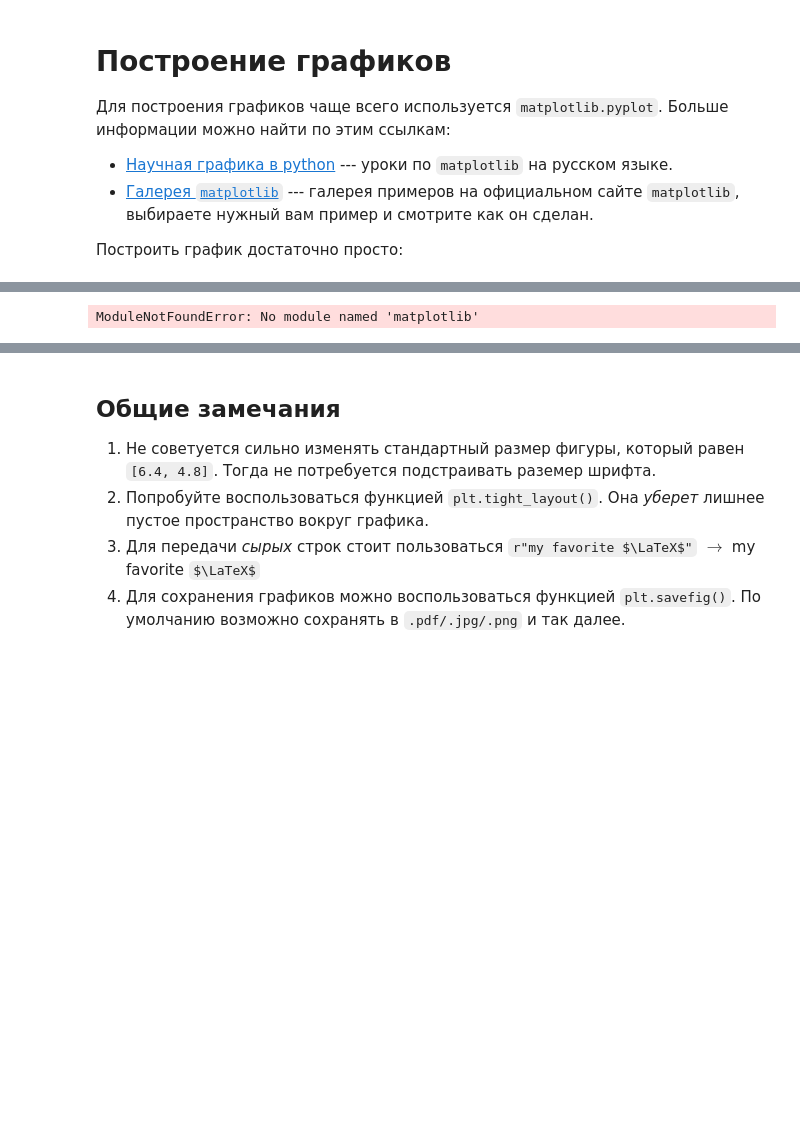
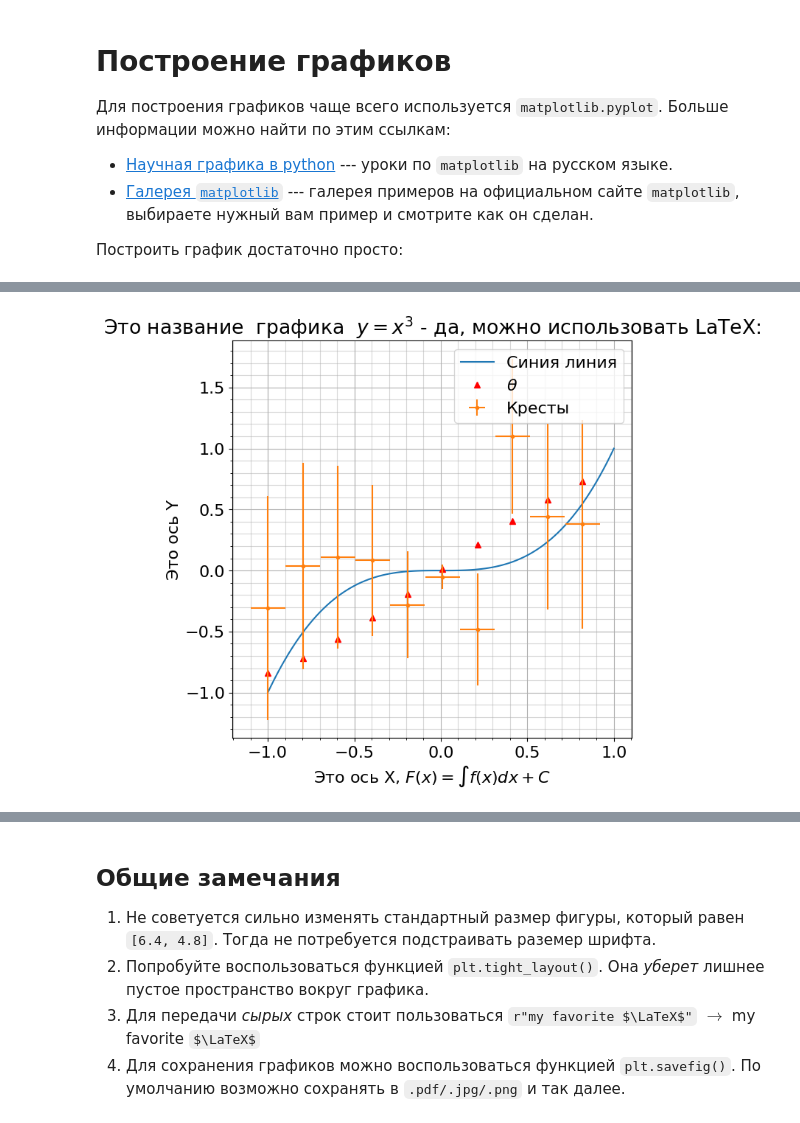
Before and after one commit to physicistmaksim/python_2022, a Jupyter notebook: Classwork04/lpr2022_lab4.ipynb, the cells around one changed output, grey strips where cells are left out. Cells and saved outputs as stored; diff of their text form; code cells hidden in the pictures; some formulas as TeX source; blank space fills up the shorter version.

```diff
--- a/Classwork04/lpr2022_lab4.ipynb
+++ b/Classwork04/lpr2022_lab4.ipynb
@@ -337,7 +282,7 @@ import matplotlib as mpl
 mpl.rcParams['font.size'] = 16 # Управление стилем, в данном случаем - размером шрифта
  # Создаем фигуру
 plt.figure(figsize=(7,7))
-
+plt.minorticks_on()
 # Подписываем оси и график
 plt.title(r"Это название  графика  $y = x^3$ - да, можно использовать LaTeX:")
 plt.ylabel("Это ось Y")
@@ -348,34 +293,34 @@ plt.xlabel(r"Это ось X, $F(x) = \int f(x) dx + C$")
 # Добавляем данные
 x = np.linspace(-1,1,100)
 y = x**3
 plt.plot(x,y, label="Синия линия")
 
 # Еще данные
 x2 = x[::10]
 y2 = np.sin(x2)
 plt.plot(x2,y2, 'r^', label=r"$\theta$")
 # 'r^' - задает стиль линии - красные (red) треугольники (^), подробнее в документации
 
 # Данные с ошибками
 mu = np.sin(x2)
 sigma = np.abs(mu)**0.5
 y2 = np.random.normal(mu, sigma)
 # Можно рисовать ошибки
 plt.errorbar(x2,y2, yerr=sigma, xerr=0.1, fmt='.', label='Кресты')
 
 # Активируем сетку
 plt.grid(b=True, which='major', axis='both', alpha=1)
 plt.grid(b=True, which='minor', axis='both', alpha=0.5)
 
 # Активируем легенду графика
 plt.legend()
 # Внимание, запускаете вашу программу как сценарий, то что бы показать график
 # Используйте эту команду
 # plt.show()
 # Сохраняем изображение в текущую директорию
 plt.savefig('example.png')
 # %% [output]
-ModuleNotFoundError: No module named 'matplotlib'
+[figure, added]
 # %%
 # Логарифмический масштаб по оси x (аналогично для y)
 plt.xscale('log')
```
Also changed, not shown: parts of 18 cells of this notebook, 1 other file.
